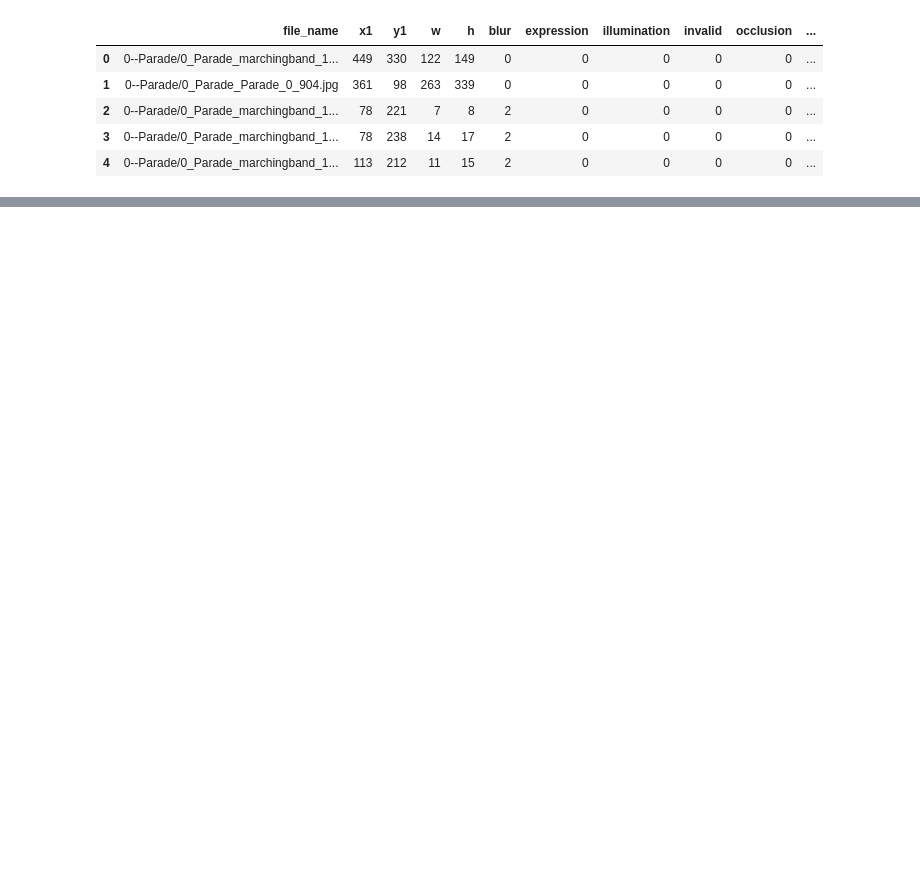
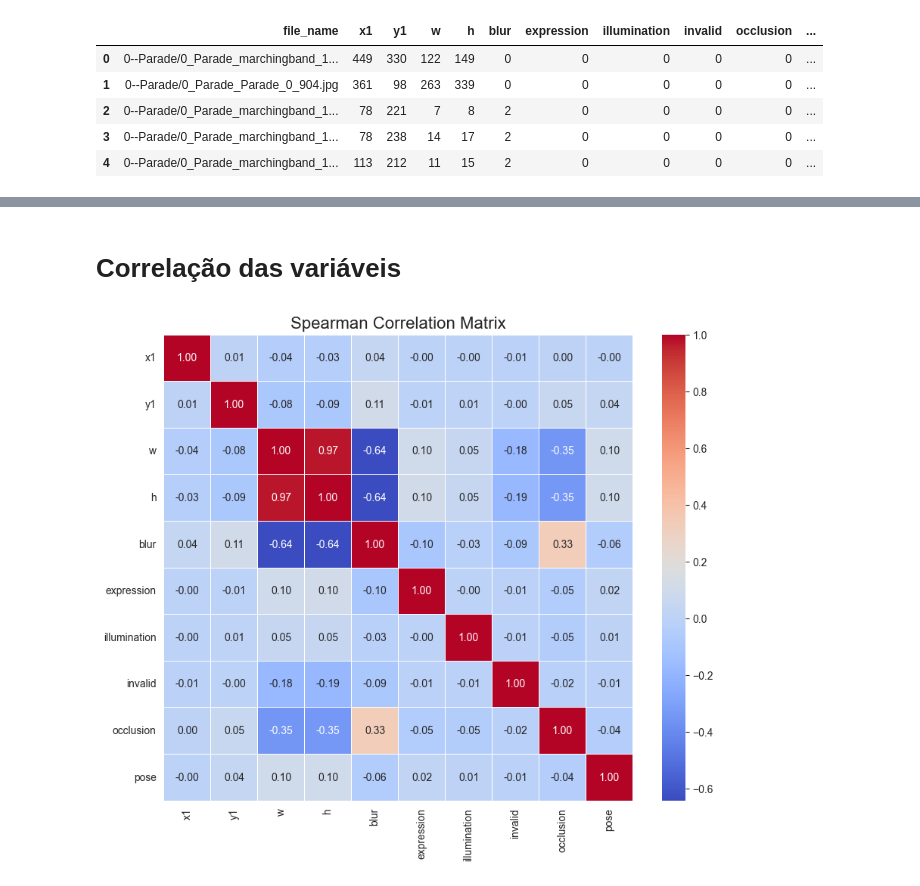
Before and after one commit to ld-wg/ml-optimization, a Jupyter notebook: eda.ipynb, the cells around one changed output, grey strips where cells are left out. Cells and saved outputs as stored; diff of their text form; code cells hidden in the pictures; blank space fills up the shorter version.

```diff
--- a/eda.ipynb
+++ b/eda.ipynb
@@ -210,0 +332,24 @@ df_numerical.describe()
+# %% [markdown]
+# Correlação das variáveis
+# %%
+
+
+# 2. Drop the non-numerical 'file_name' column
+df_for_corr = df_numerical.drop(columns=['file_name'])
+
+
+# 3. Calculate the Spearman correlation matrix
+corr_matrix = df_for_corr.corr(method='spearman')
+
+
+# 4. Visualize the correlation matrix using a heatmap
+plt.figure(figsize=(10, 8))
+sns.heatmap(corr_matrix,
+            annot=True,
+            cmap='coolwarm',
+            fmt=".2f",
+            linewidths=.5)
+plt.title('Spearman Correlation Matrix', fontsize=16)
+plt.show()
+# %% [output]
+[figure, added]
```
Also changed, not shown: parts of 16 cells of this notebook.
